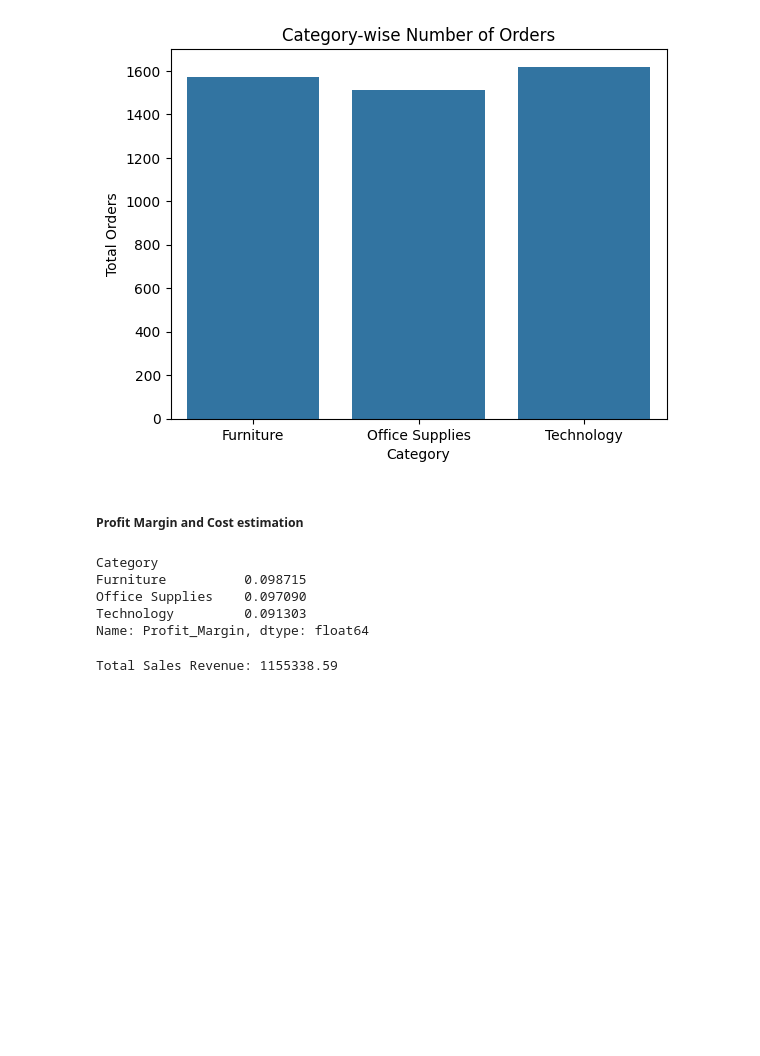
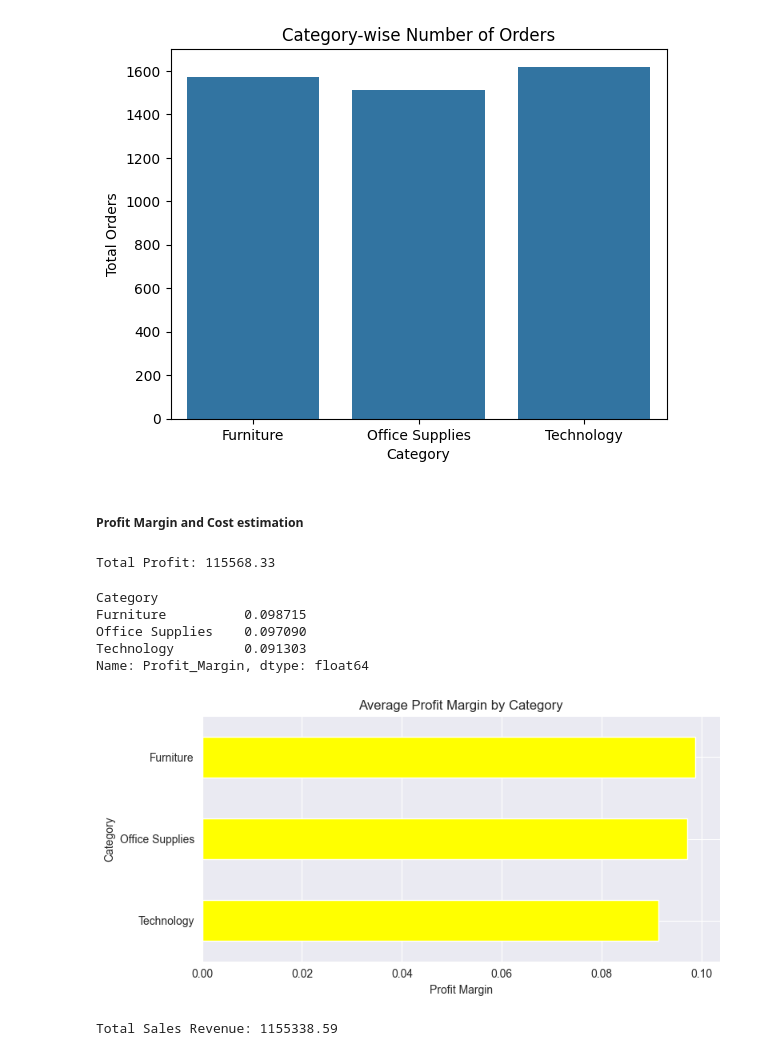
Before and after one commit to 26Vaidehi/INT375_Python, a Jupyter notebook: INT-375_Project.ipynb, the cells around one changed output. Cells and saved outputs as stored; diff of their text form; code cells hidden in the pictures; blank space fills up the shorter version.

Commit message:
Made some visualisations

```diff
--- a/INT-375_Project.ipynb
+++ b/INT-375_Project.ipynb
@@ -258,15 +258,32 @@ Technology       397516.845427  38320.70          1619
 [figure]
 # %% [markdown]
 ##### **Profit Margin and Cost estimation**
+# %%
+total_profit = df['Profit'].sum()
+print(f"Total Profit: {total_profit:.2f}")
+# %% [output]
+Total Profit: 115568.33
 # %%
 df['Profit_Margin'] = df['Profit'] / df['Sales']
-df.groupby('Category')['Profit_Margin'].mean().sort_values(ascending=False)
+category_profit=df.groupby('Category')['Profit_Margin'].mean().sort_values(ascending=False)
+print(category_profit)
 # %% [output]
 Category
 Furniture          0.098715
 Office Supplies    0.097090
 Technology         0.091303
 Name: Profit_Margin, dtype: float64
+# %%
+plt.figure(figsize=(8, 4))
+category_profit.plot(kind='barh', color='yellow')
+plt.title('Average Profit Margin by Category')
+plt.xlabel('Profit Margin')
+plt.ylabel('Category')
+plt.gca().invert_yaxis()  # To show highest at top
+plt.tight_layout()
+plt.show()
+# %% [output]
+[figure, added]
 # %%
 total_sales = df['Sales'].sum()
 print(f"Total Sales Revenue: {total_sales:.2f}")
```
Also changed, not shown: parts of 2 cells of this notebook.
